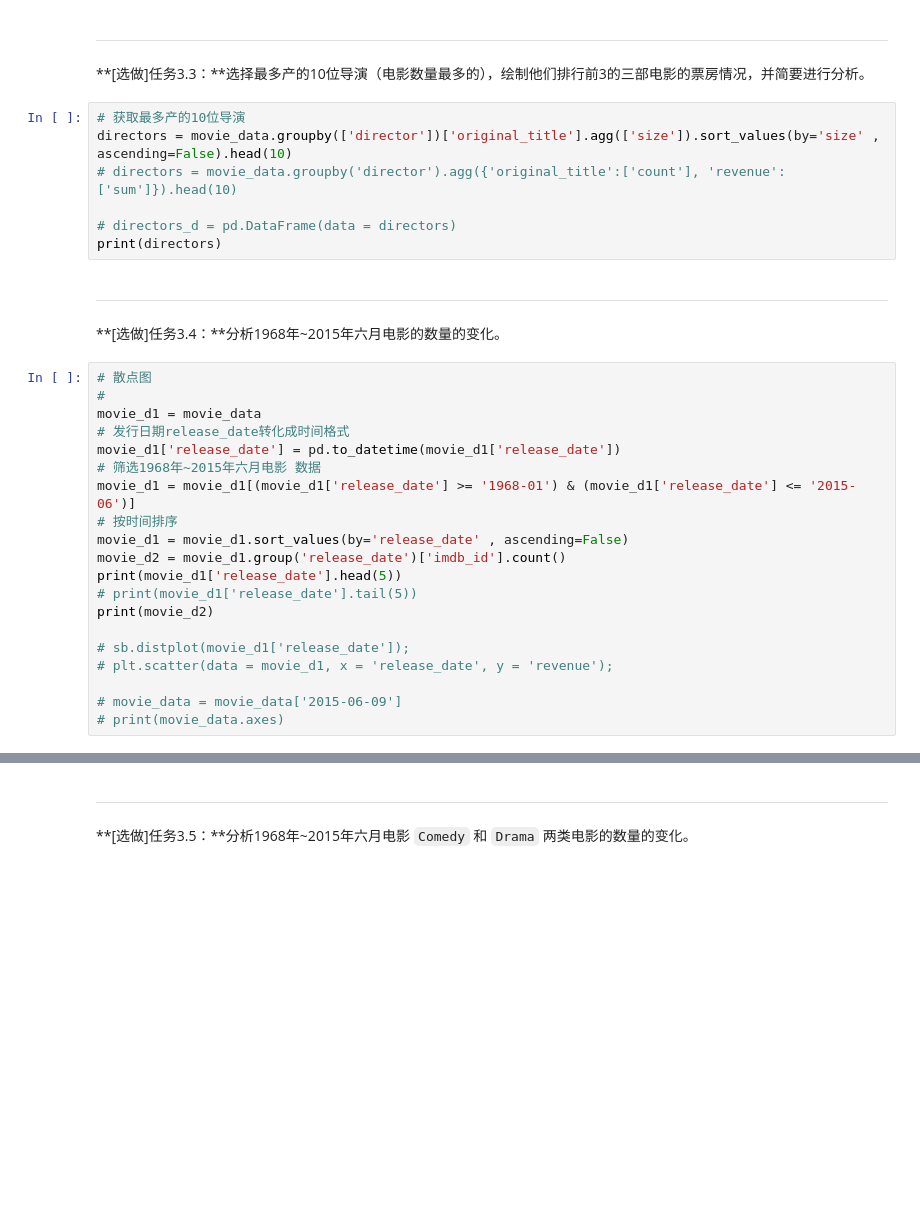
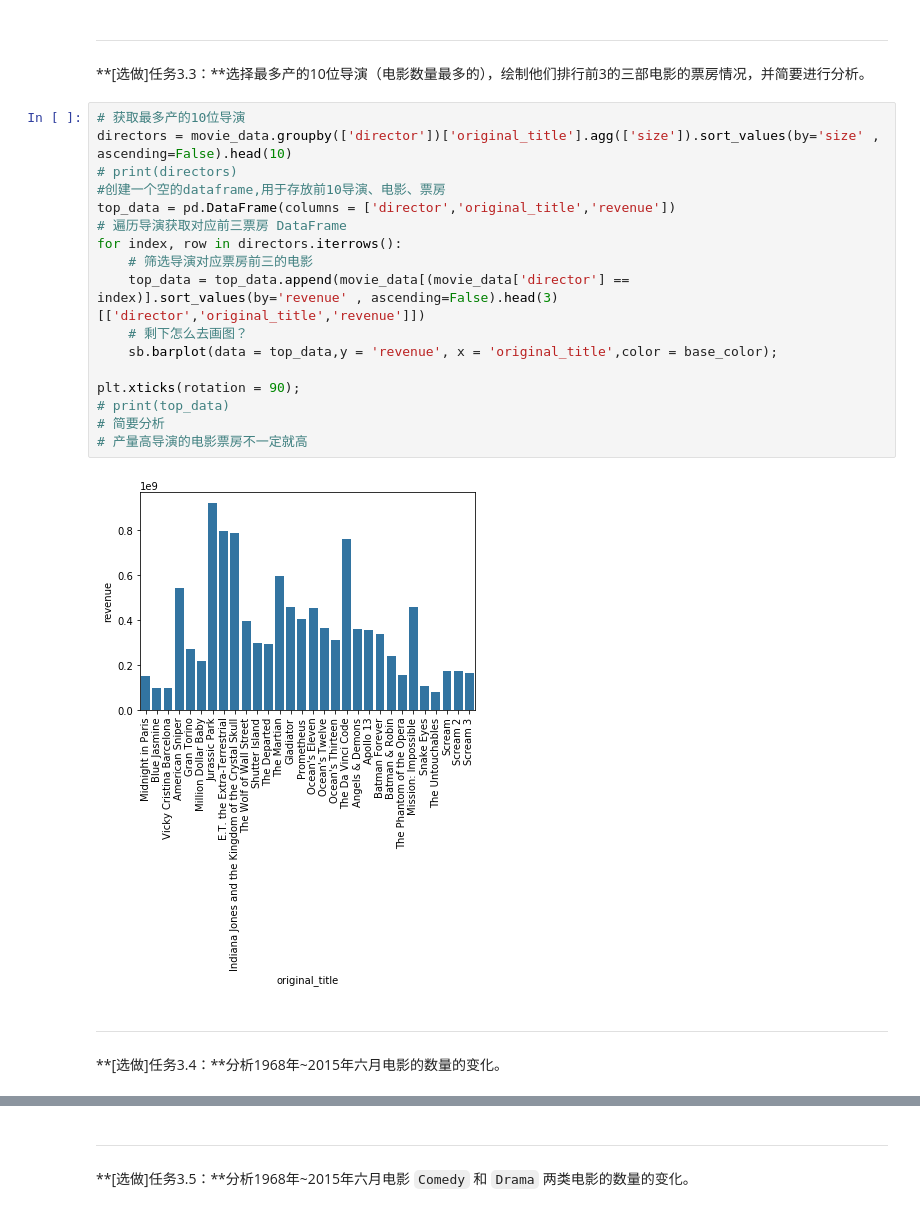
Before and after one commit to zhangyou646/udcity, a Jupyter notebook: P2_Explore_Movie_Dataset/Explore Movie Dataset.ipynb, the cells around one changed output, grey strips where cells are left out. Saved outputs shown, nothing was run; the diff lists cells and outputs as text; blank space fills up the shorter version.

```diff
--- a/P2_Explore_Movie_Dataset/Explore Movie Dataset.ipynb
+++ b/P2_Explore_Movie_Dataset/Explore Movie Dataset.ipynb
@@ -197,34 +208,26 @@ plt.xticks(rotation = 90);
 ---
 
 **[选做]任务3.3：**选择最多产的10位导演（电影数量最多的），绘制他们排行前3的三部电影的票房情况，并简要进行分析。
-# %%
-# 获取最多产的10位导演
-directors = movie_data.groupby(['director'])['original_title'].agg(['size']).sort_values(by='size' , ascending=False).head(10)
-# directors = movie_data.groupby('director').agg({'original_title':['count'], 'revenue':['sum']}).head(10)
-
-# directors_d = pd.DataFrame(data = directors)
-print(directors)
+# %%
+# 获取最多产的10位导演
+directors = movie_data.groupby(['director'])['original_title'].agg(['size']).sort_values(by='size' , ascending=False).head(10)
+# print(directors)
+#创建一个空的dataframe,用于存放前10导演、电影、票房
+top_data = pd.DataFrame(columns = ['director','original_title','revenue'])
+# 遍历导演获取对应前三票房 DataFrame
+for index, row in directors.iterrows():
+    # 筛选导演对应票房前三的电影
+    top_data = top_data.append(movie_data[(movie_data['director'] == index)].sort_values(by='revenue' , ascending=False).head(3)[['director','original_title','revenue']])
+    # 剩下怎么去画图？
+    sb.barplot(data = top_data,y = 'revenue', x = 'original_title',color = base_color);
+
+plt.xticks(rotation = 90);
+# print(top_data)
+# 简要分析
+# 产量高导演的电影票房不一定就高
+# %% [output]
+[figure, added]
 # %% [markdown]
 ---
 
 **[选做]任务3.4：**分析1968年~2015年六月电影的数量的变化。
-# %%
-# 散点图
-#
-movie_d1 = movie_data
-# 发行日期release_date转化成时间格式
-movie_d1['release_date'] = pd.to_datetime(movie_d1['release_date'])
-# 筛选1968年~2015年六月电影 数据
-movie_d1 = movie_d1[(movie_d1['release_date'] >= '1968-01') & (movie_d1['release_date'] <= '2015-06')]
-# 按时间排序
-movie_d1 = movie_d1.sort_values(by='release_date' , ascending=False)
-movie_d2 = movie_d1.group('release_date')['imdb_id'].count()
-print(movie_d1['release_date'].head(5))
-# print(movie_d1['release_date'].tail(5))
-print(movie_d2)
-
-# sb.distplot(movie_d1['release_date']);
-# plt.scatter(data = movie_d1, x = 'release_date', y = 'revenue');
-
-# movie_data = movie_data['2015-06-09']
-# print(movie_data.axes)
```
Also changed, not shown: parts of 6 cells of this notebook, 7 other files.
